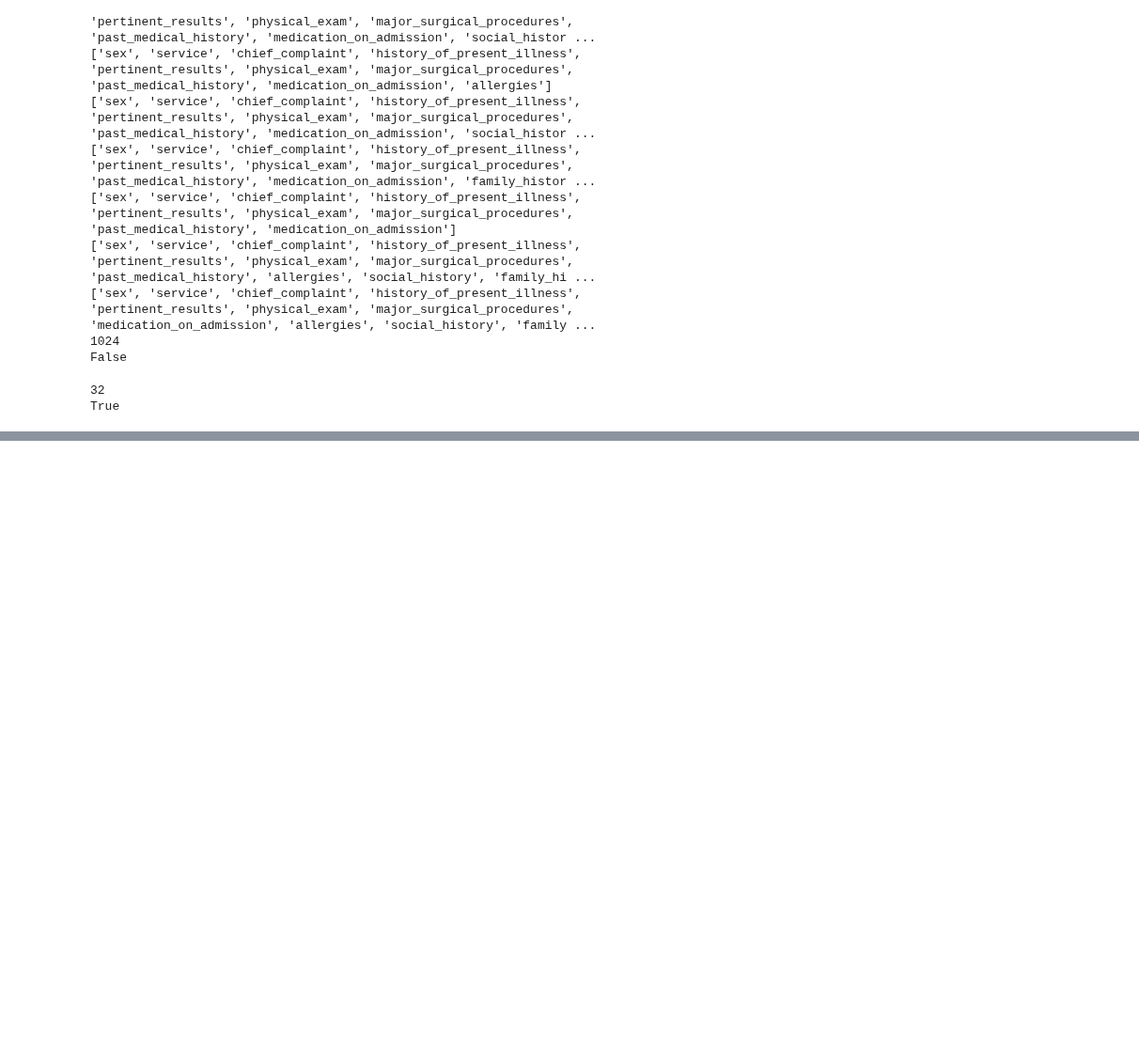
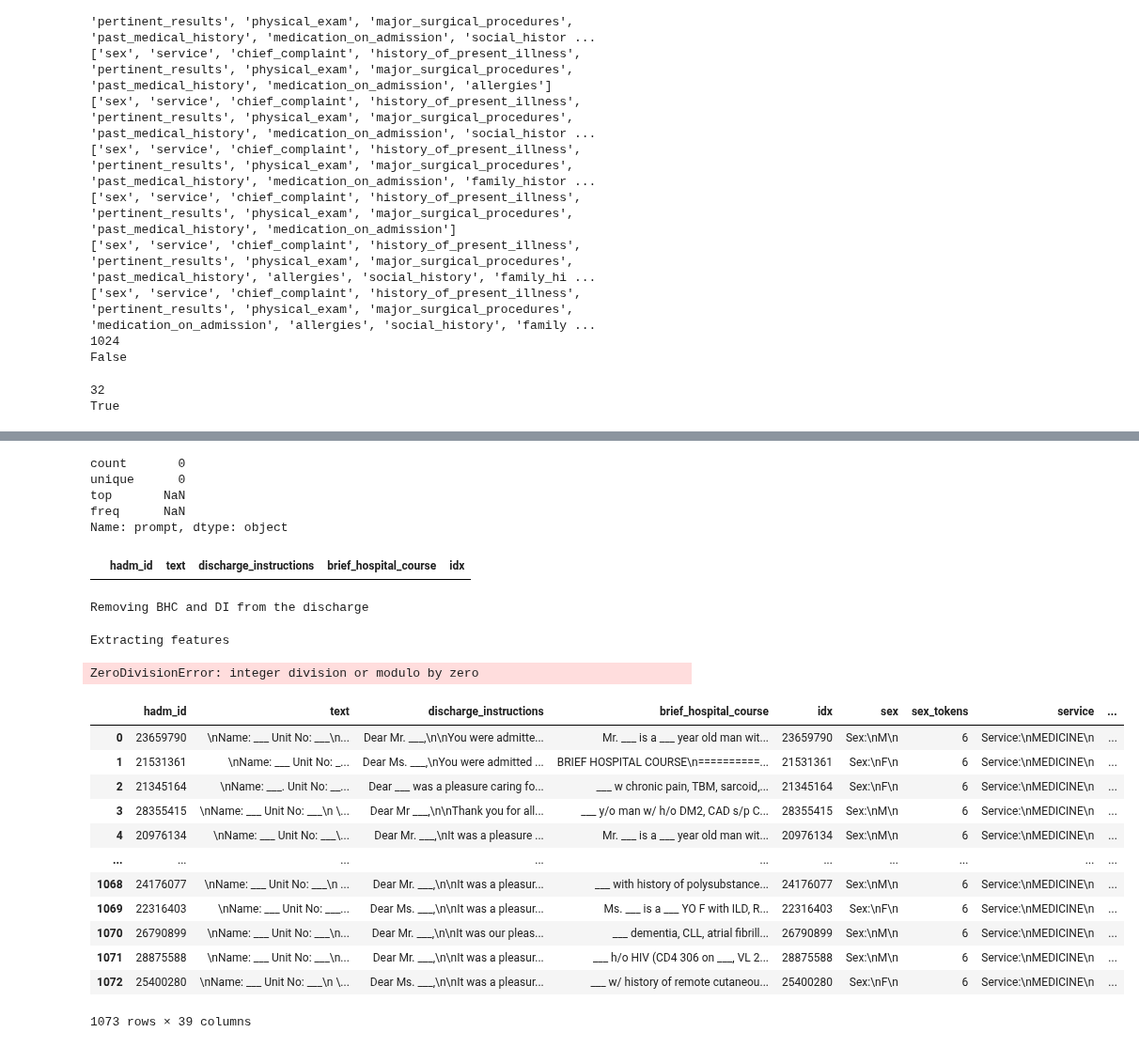
Before and after one commit to HAOTIAN89/MEDISCHARGE, a Jupyter notebook: sections_view.ipynb, the cells around one changed output, grey strips where cells are left out. Shown at 94% size. Cells and saved outputs as stored; diff of their text form; code cells hidden in the pictures; blank space fills up the shorter version.

```diff
--- a/sections_view.ipynb
+++ b/sections_view.ipynb
@@ -71,8 +71,8 @@ def find_difference(string1, string2):
 
     return diff_string.strip()
 # %%
-discharge_df = pd.read_csv('data/version1.4_ours/valid/discharge.csv.gz', compression='gzip')
-target_df = pd.read_csv('data/version1.4_ours/valid/discharge_target.csv.gz', compression='gzip')
+discharge_df = pd.read_csv('data/version1.4_filtered/train/discharge.csv.gz', compression='gzip')
+target_df = pd.read_csv('data/version1.4_filtered/train/discharge_target.csv.gz', compression='gzip')
 # %%
 combined_df = build_combined_discharge(discharge_df, target_df)
 # %%
@@ -169,0 +190,39 @@ display(test_preprocessed)
+# %%
+test_preprocessed['nan_in'] = test_preprocessed['prompt'].progress_apply(lambda x: 'You are a medical assistant. Your task is to write the brief hospital course corresponding to the following hospital discharge:\n\nnan' in x)
+filtered = test_preprocessed[test_preprocessed['nan_in'] == True]
+# %%
+filtered['prompt'].describe()
+# %% [output]
+count       0
+unique      0
+top       NaN
+freq      NaN
+Name: prompt, dtype: object
+# %%
+problems_df = combined_df.merge(filtered['idx'], left_on='hadm_id', right_on='idx', how='inner')
+# %%
+display(problems_df)
+# %% [output]
+|  | hadm_id | text | discharge_instructions | brief_hospital_course | idx |
+# %%
+promblem_df_extracted = extract_clean_sections_and_count_tokens(problems_df, section_to_next_section.keys())
+# %% [output]
+Removing BHC and DI from the discharge
+Extracting features
+ZeroDivisionError: integer division or modulo by zero
+# %%
+display(promblem_df_extracted)
+# %% [output]
+|  | hadm_id | text | discharge_instructions | brief_hospital_course | idx | sex | sex_tokens | service | ... |
+| 0 | 23659790 | \nName: ___ Unit No: ___\n... | Dear Mr. ___,\n\nYou were admitte... | Mr. ___ is a ___ year old man wit... | 23659790 | Sex:\nM\n | 6 | Service:\nMEDICINE\n | ... |
+| 1 | 21531361 | \nName: ___ Unit No: _... | Dear Ms. ___,\nYou were admitted ... | BRIEF HOSPITAL COURSE\n==========... | 21531361 | Sex:\nF\n | 6 | Service:\nMEDICINE\n | ... |
+| 2 | 21345164 | \nName: ___. Unit No: __... | Dear ___ was a pleasure caring fo... | ___ w chronic pain, TBM, sarcoid,... | 21345164 | Sex:\nF\n | 6 | Service:\nMEDICINE\n | ... |
+| 3 | 28355415 | \nName: ___ Unit No: ___\n \... | Dear Mr ___,\n\nThank you for all... | ___ y/o man w/ h/o DM2, CAD s/p C... | 28355415 | Sex:\nM\n | 6 | Service:\nMEDICINE\n | ... |
+| 4 | 20976134 | \nName: ___ Unit No: ___\... | Dear Mr. ___,\nIt was a pleasure ... | Mr. ___ is a ___ year old man wit... | 20976134 | Sex:\nM\n | 6 | Service:\nMEDICINE\n | ... |
+| ... | ... | ... | ... | ... | ... | ... | ... | ... | ... |
+| 1068 | 24176077 | \nName: ___ Unit No: ___\n ... | Dear Mr. ___,\n\nIt was a pleasur... | ___ with history of polysubstance... | 24176077 | Sex:\nM\n | 6 | Service:\nMEDICINE\n | ... |
+| 1069 | 22316403 | \nName: ___ Unit No: ___... | Dear Ms. ___,\n\nIt was a pleasur... | Ms. ___ is a ___ YO F with ILD, R... | 22316403 | Sex:\nF\n | 6 | Service:\nMEDICINE\n | ... |
+| 1070 | 26790899 | \nName: ___ Unit No: ___\n... | Dear Mr. ___,\n\nIt was our pleas... | ___ dementia, CLL, atrial fibrill... | 26790899 | Sex:\nM\n | 6 | Service:\nMEDICINE\n | ... |
+| 1071 | 28875588 | \nName: ___ Unit No: ___\n... | Dear Mr. ___,\n\nIt was a pleasur... | ___ h/o HIV (CD4 306 on ___, VL 2... | 28875588 | Sex:\nM\n | 6 | Service:\nMEDICINE\n | ... |
+| 1072 | 25400280 | \nName: ___ Unit No: ___\n \... | Dear Ms. ___,\n\nIt was a pleasur... | ___ w/ history of remote cutaneou... | 25400280 | Sex:\nF\n | 6 | Service:\nMEDICINE\n | ... |
+1073 rows × 39 columns
```
Also changed, not shown: parts of 6 cells of this notebook, 2 other files.
